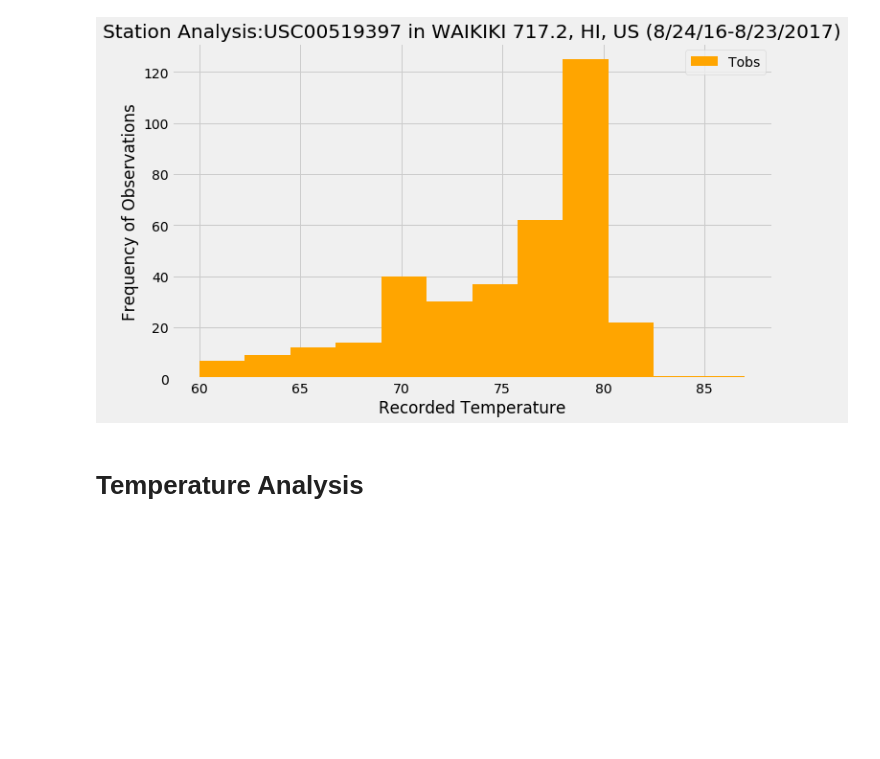
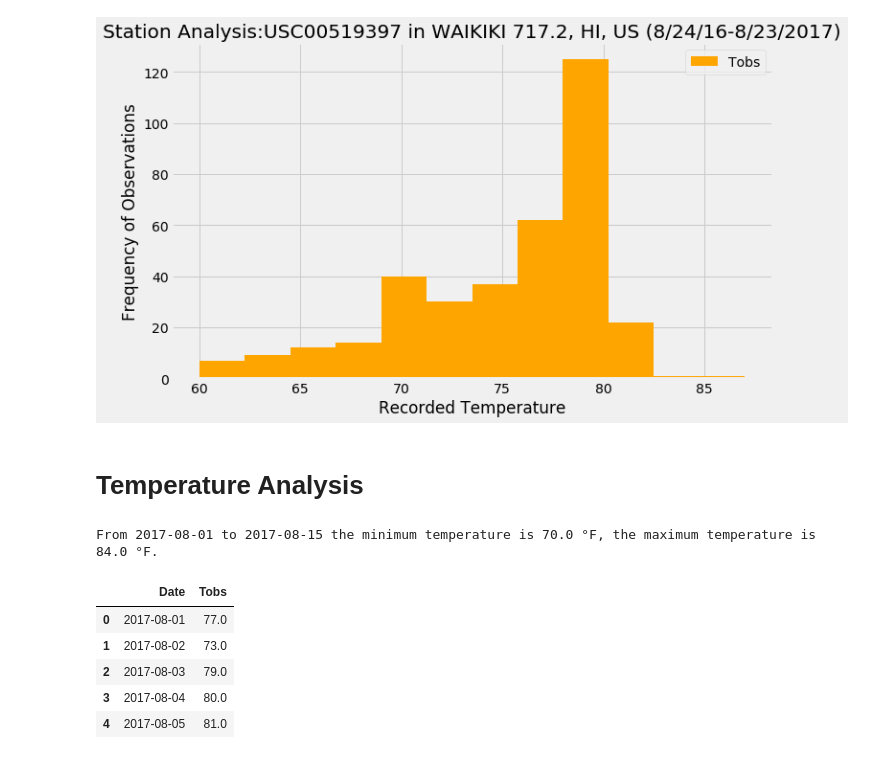
Before and after one commit to vst17/SurfsUPHAWAII, a Jupyter notebook: climate_analysis.ipynb, the cells around one changed output. Drawn from its saved outputs; the diff is of its cells as text; code cells hidden in the pictures; blank space fills up the shorter version.

```diff
--- a/climate_analysis.ipynb
+++ b/climate_analysis.ipynb
@@ -187,3 +196,37 @@ plt.show()
 [figure]
 # %% [markdown]
 # Temperature Analysis
+# %%
+#Use the `calc_temps` function to calculate the min, avg, and max temperatures for your trip using
+#the matching dates from the previous year (i.e. use "2017-01-01" if your trip start date was "2018-01-01")
+
+# Convering to date time
+def calc_temps(start_date, end_date):
+    query = session.query(func.min(Measurement.tobs), func.max(Measurement.tobs), func.avg(Measurement.tobs)).\
+    filter(Measurement.date >= start_date). filter(Measurement.date <= end_date). all()
+
+    for Min_temp, Max_temp, Avg_temp in query:
+        print("From", start_date, "to", end_date, "the minimum temperature is",Min_temp, '\u00b0'"F, the maximum temperature is",
+              Max_temp, '\u00b0'"F.")
+# 15 day vacation
+calc_temps('2017-08-01', '2017-08-15')
+# %% [output]
+From 2017-08-01 to 2017-08-15 the minimum temperature is 70.0 °F, the maximum temperature is 84.0 °F.
+# %%
+start_date = '2017-08-01'
+end_date = '2017-08-15'
+
+vacation_2017 = session.query(Measurement.date, Measurement.tobs).\
+    filter(Measurement.date >= start_date).filter(Measurement.date <= end_date).all()
+
+#put it in a dataframe
+
+Vacation_temperatures = pd.DataFrame(vacation_2017, columns=['Date', 'Tobs'])
+Vacation_temperatures.head()
+# %% [output]
+|  | Date | Tobs |
+| 0 | 2017-08-01 | 77.0 |
+| 1 | 2017-08-02 | 73.0 |
+| 2 | 2017-08-03 | 79.0 |
+| 3 | 2017-08-04 | 80.0 |
+| 4 | 2017-08-05 | 81.0 |
```
Also changed, not shown: parts of 4 cells of this notebook.
